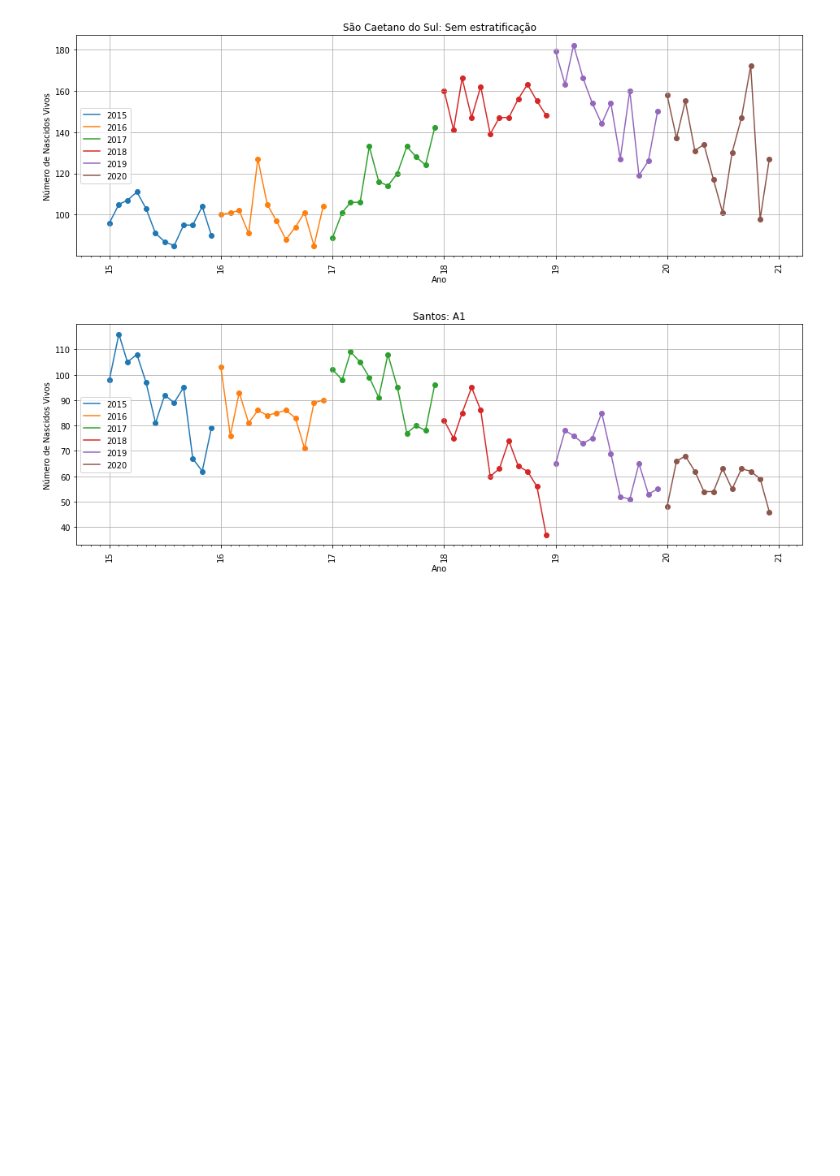
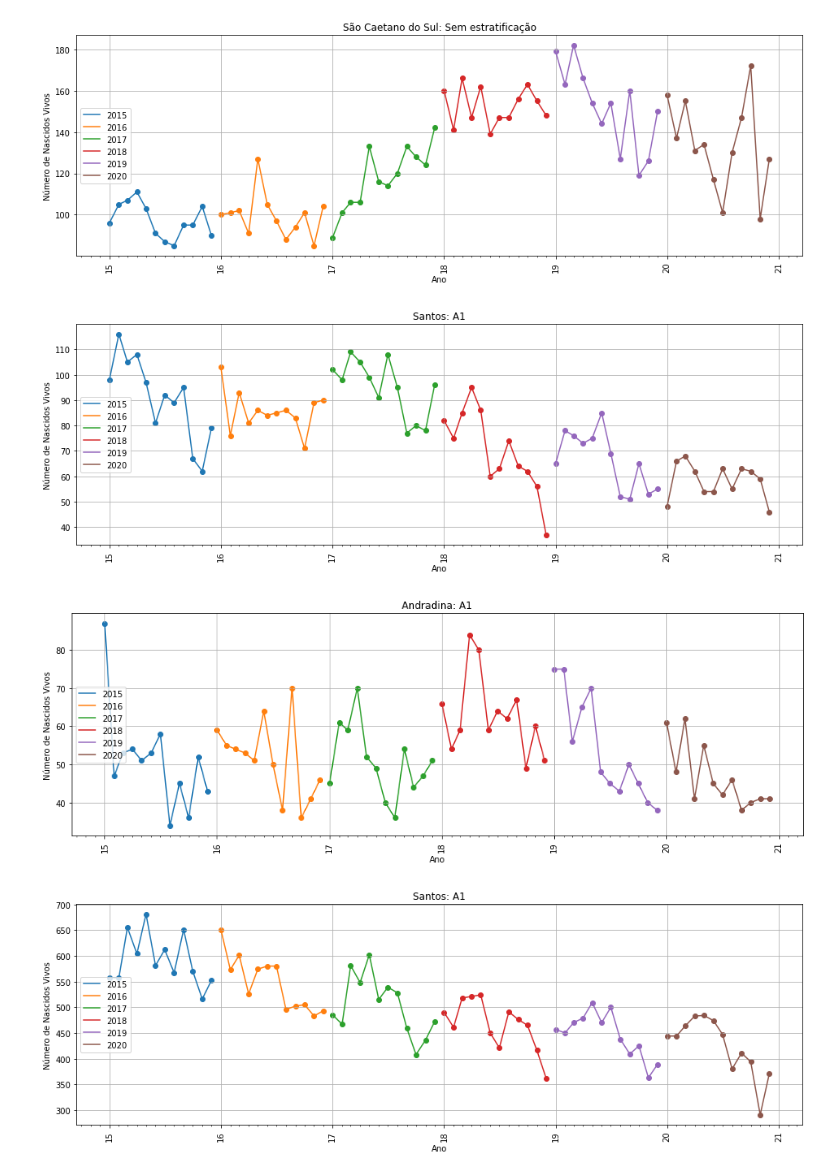
Before and after one commit to Kotzly/DS4H_Course, a Jupyter notebook: notebooks/DS4H_full.ipynb, the cells around one changed output. Drawn from its saved outputs; the diff is of its cells as text; code cells hidden in the pictures; blank space fills up the shorter version.

```diff
--- a/notebooks/DS4H_full.ipynb
+++ b/notebooks/DS4H_full.ipynb
@@ -1230,14 +1028,0 @@ for i in range(len(results)):
-# %%
-# for i in range(len(results)):
-for i in range(len(FOLDS)):
-  print(i)
-  for city in results[i].keys():
-    x_train, y_train = create_folds_seq_with_year(df, train_intervals, n_months=N_MONTHS, n_years=N_YEARS, city=city, use_year=USE_YEAR)
-    x_test, y_test = create_folds_seq_with_year(df, test_intervals, n_months=N_MONTHS, n_years=N_YEARS, city=city, use_year=USE_YEAR)
-    model = results[i][city]["model"]
-    pred = model(torch.from_numpy(x_test).float()).detach().numpy()
-    print("\t", city)
-    plt.plot(y_test)
-    plt.plot(pred)
-    plt.title(city + ": {}".format(mean_absolute_error(y_pred=pred, y_true=y_test)))
-    plt.show()
@@ -1245,0 +1029,34 @@ results[0]
+# %%
+for city in ["Andradina", "Santos"]:
+  mlocator = mdates.MonthLocator()  # every month
+  ylocator = mdates.YearLocator()  # every month
+  mfmt = mdates.DateFormatter('%b')
+  yfmt = mdates.DateFormatter('%y')
+
+  plt.figure(figsize=(16, 5))
+  for year in range(2015, 2021):
+    cond = np.bitwise_and(df.MUNNAME == city, df.YEAR == year)
+    cond = np.bitwise_and(cond, df.RACACOR == "White")
+    data_df = df[cond].groupby(["YEAR", "MONTH"]).count().reset_index()
+    data_df["MONTH"] = data_df.MONTH.apply(lambda d: dt.strptime(d, "%B").month)
+    data_df["DATE"] = data_df[["YEAR", "MONTH"]].apply(lambda x: dt(x[0], x[1], 1), axis=1)
+    data_df = data_df.sort_values(by="DATE")
+    x, y = data_df["DATE"].values, data_df["DTNASC"].values
+
+    plt.plot(x, y, label=str(year))
+    plt.scatter(x, y)
+
+  xaxis = plt.gca().xaxis
+  xaxis.set_major_locator(ylocator)
+  xaxis.set_major_formatter(yfmt)
+  xaxis.set_minor_locator(mlocator)
+  plt.xticks(rotation=90)
+  plt.title(city + ": A1")
+  plt.ylabel("Número de Nascidos Vivos")
+  plt.xlabel("Ano")
+  plt.legend(loc=6)
+  plt.grid()
+  plt.show()
+# %% [output]
+[figure, added]
+[figure, added]
```
Also changed, not shown: parts of 13 cells of this notebook.
